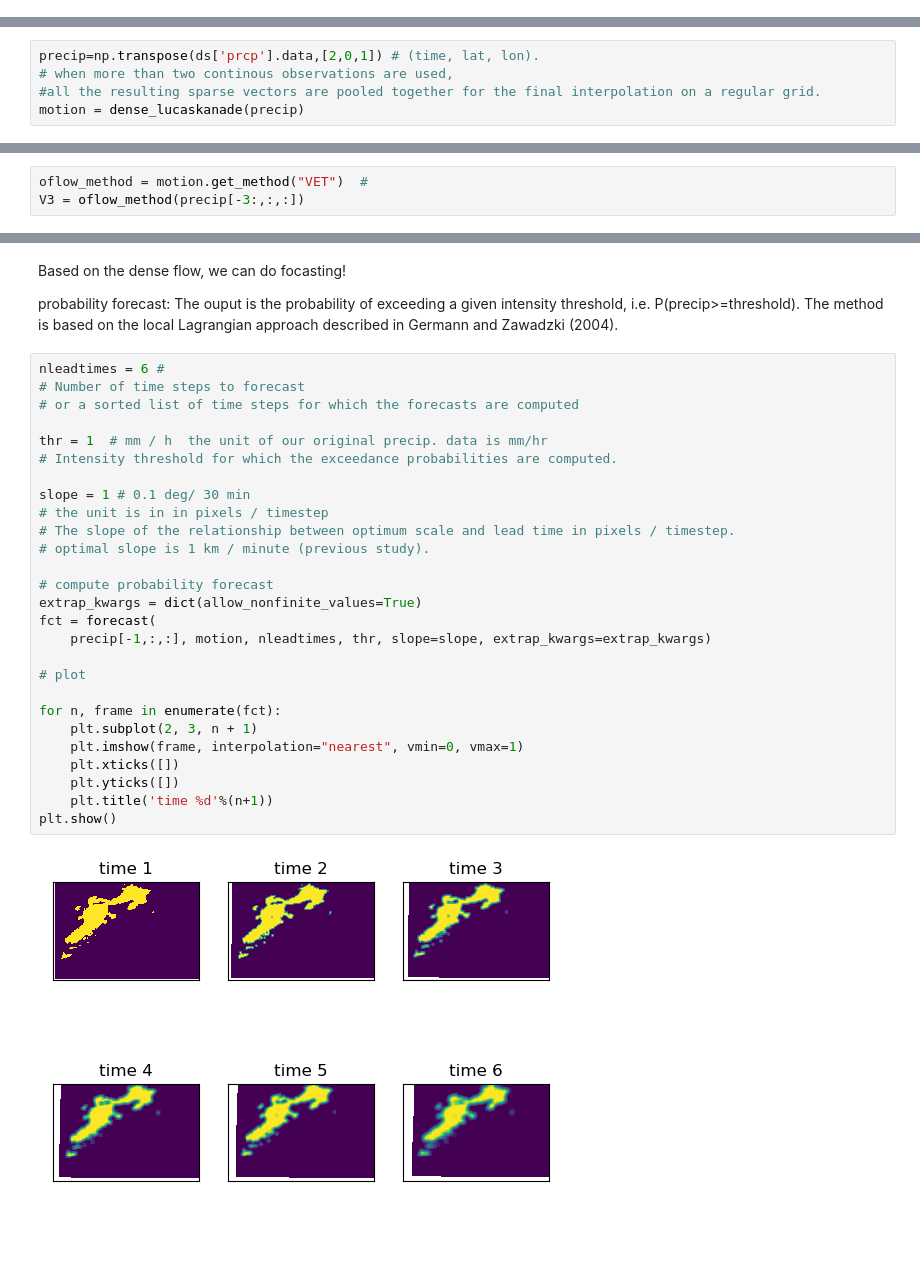
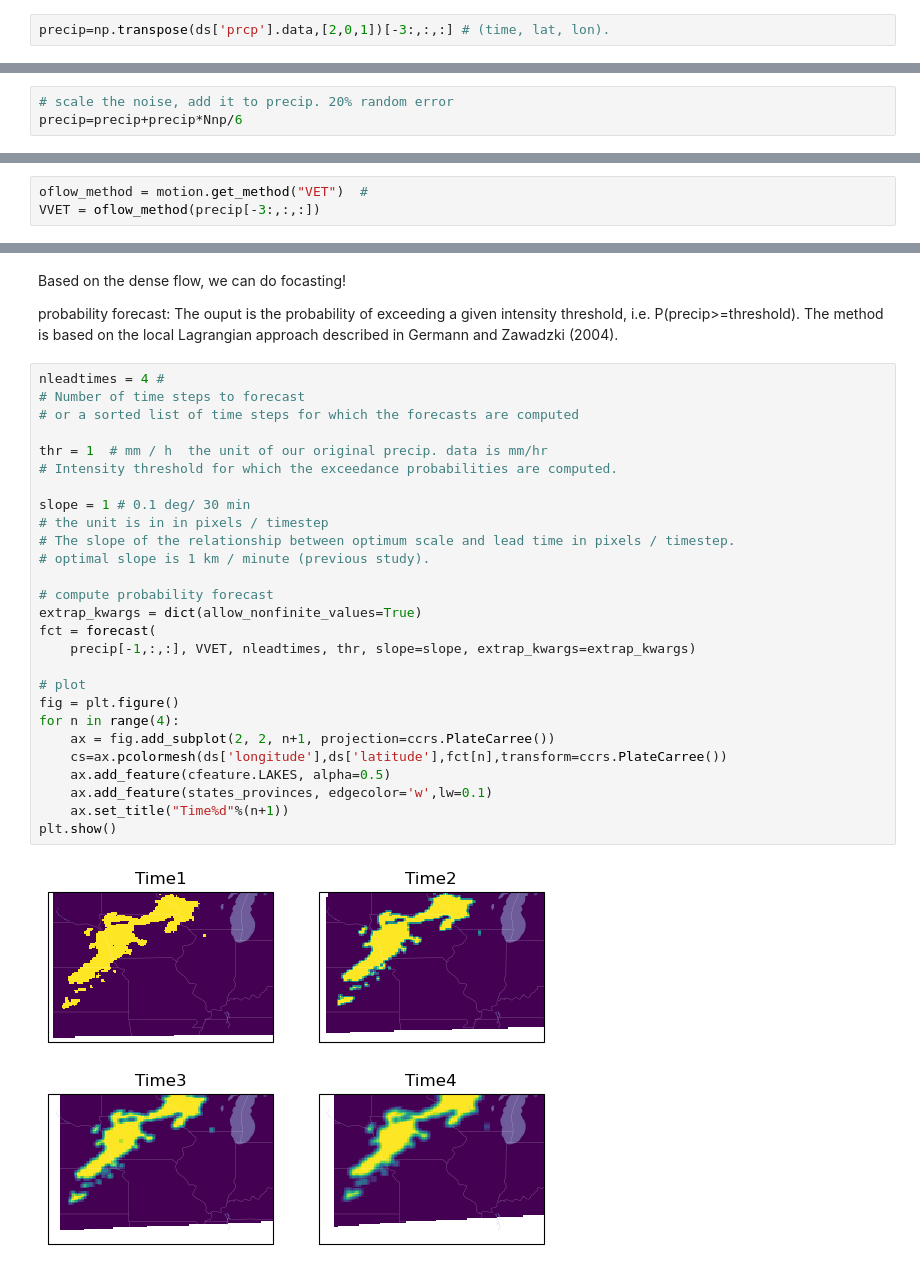
Before and after one commit to KaidiWisc/AOSMiniT, a Jupyter notebook: Pysteps/pystepsT.ipynb, the cells around one changed output, grey strips where cells are left out. Cells and saved outputs as stored; diff of their text form; blank space fills up the shorter version.

```diff
--- a/Pysteps/pystepsT.ipynb
+++ b/Pysteps/pystepsT.ipynb
@@ -115,0 +116,2 @@ plt.show()
+# %%
+precip=np.transpose(ds['prcp'].data,[2,0,1])[-3:,:,:] # (time, lat, lon).
@@ -116 +146,4 @@ plt.show()
+# %%
+# scale the noise, add it to precip. 20% random error
+precip=precip+precip*Nnp/6
 # %% [markdown]
@@ -123,8 +156,3 @@ OpenCV implementation of the local Lucas-Kanade optical flow method is applied i
 The Lucas–Kanade method assumes that the displacement of the image contents between two nearby instants (frames) is small and approximately constant within a neighborhood
 
 For more details about LK optical flow: https://en.wikipedia.org/wiki/Lucas%E2%80%93Kanade_method
-# %%
-precip=np.transpose(ds['prcp'].data,[2,0,1]) # (time, lat, lon).
-# when more than two continous observations are used,
-#all the resulting sparse vectors are pooled together for the final interpolation on a regular grid.
-motion = dense_lucaskanade(precip)
@@ -144,7 +176,7 @@ This is an example of Variational echo tracking.
 The approach essentially consists of a global optimization routine that seeks at minimizing a cost function between the displaced and the reference image.
 # %%
 oflow_method = motion.get_method("VET")  #
-V3 = oflow_method(precip[-3:,:,:])
+VVET = oflow_method(precip[-3:,:,:])
 # %% [output]
 Running VET algorithm
 original image shape: (3, 100, 150)
@@ -176,31 +208,31 @@ Based on the dense flow, we can do focasting!
 
 probability forecast: The ouput is the probability of exceeding a given intensity threshold, i.e. P(precip>=threshold). The method is based on the local Lagrangian approach described in Germann and Zawadzki (2004).
 # %%
-nleadtimes = 6 #
+nleadtimes = 4 #
 # Number of time steps to forecast
 # or a sorted list of time steps for which the forecasts are computed
 
 thr = 1  # mm / h  the unit of our original precip. data is mm/hr
 # Intensity threshold for which the exceedance probabilities are computed.
 
 slope = 1 # 0.1 deg/ 30 min
 # the unit is in in pixels / timestep
 # The slope of the relationship between optimum scale and lead time in pixels / timestep.
 # optimal slope is 1 km / minute (previous study).
 
 # compute probability forecast
 extrap_kwargs = dict(allow_nonfinite_values=True)
 fct = forecast(
-    precip[-1,:,:], motion, nleadtimes, thr, slope=slope, extrap_kwargs=extrap_kwargs)
+    precip[-1,:,:], VVET, nleadtimes, thr, slope=slope, extrap_kwargs=extrap_kwargs)
 
 # plot
-
-for n, frame in enumerate(fct):
-    plt.subplot(2, 3, n + 1)
-    plt.imshow(frame, interpolation="nearest", vmin=0, vmax=1)
-    plt.xticks([])
-    plt.yticks([])
-    plt.title('time %d'%(n+1))
+fig = plt.figure()
+for n in range(4):
+    ax = fig.add_subplot(2, 2, n+1, projection=ccrs.PlateCarree())
+    cs=ax.pcolormesh(ds['longitude'],ds['latitude'],fct[n],transform=ccrs.PlateCarree())
+    ax.add_feature(cfeature.LAKES, alpha=0.5)
+    ax.add_feature(states_provinces, edgecolor='w',lw=0.1)
+    ax.set_title("Time%d"%(n+1))
 plt.show()
 # %% [output]
-[figure, old version]
+[figure, new version]
```
Also changed, not shown: parts of 27 cells of this notebook.
